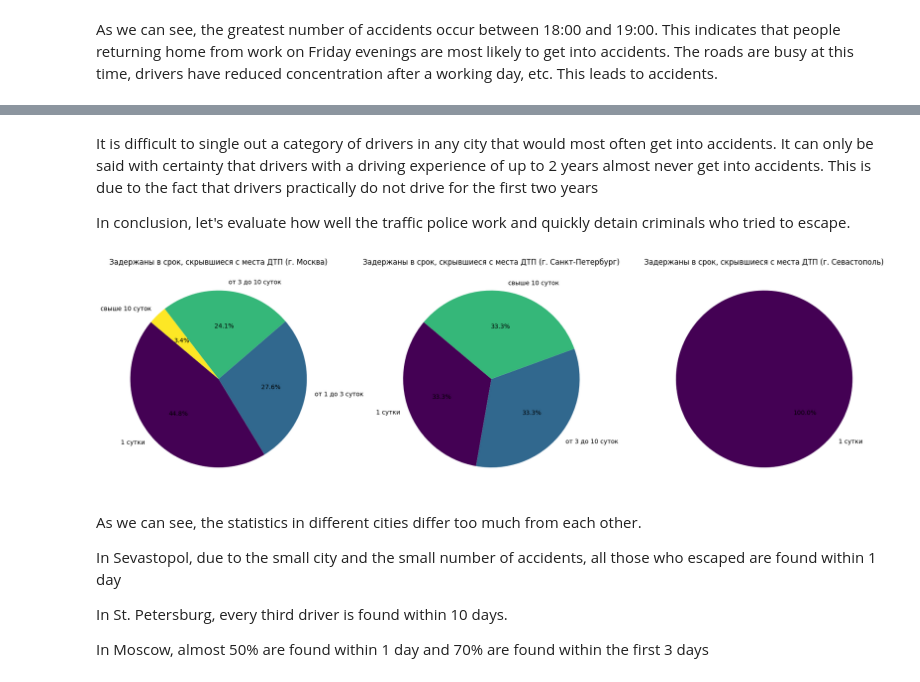
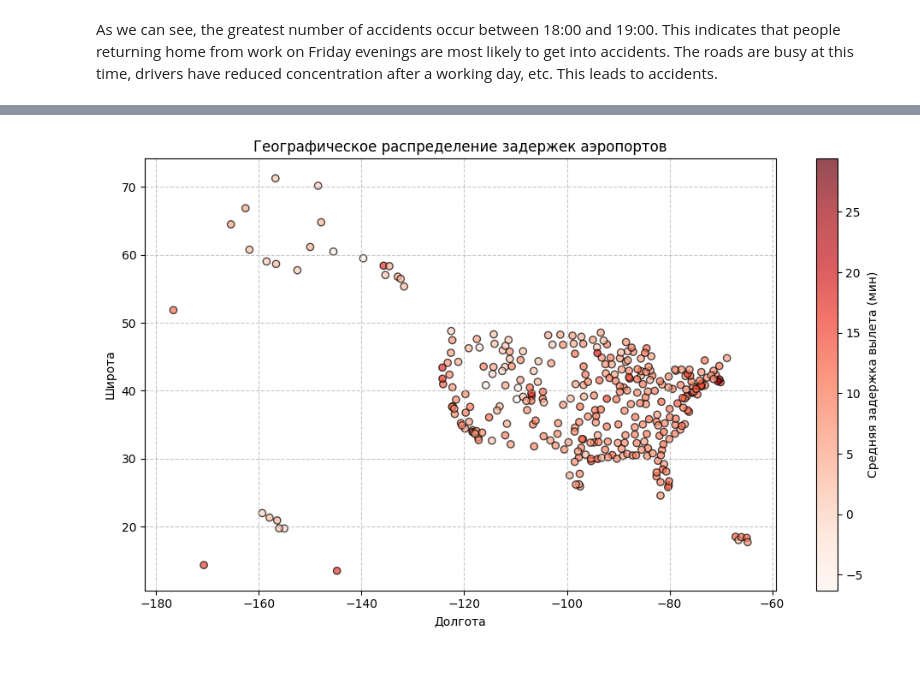
Before and after one commit to n1ks0N/DZ-GromiakovNV-StatPrak, a Jupyter notebook: 4_pandas.ipynb, the cells around one changed output, grey strips where cells are left out. Cells and saved outputs as stored; diff of their text form; code cells hidden in the pictures.

```diff
--- a/4_pandas.ipynb
+++ b/4_pandas.ipynb
@@ -151,29 +138,23 @@ plt.show()
-# %% [markdown]
-It is difficult to single out a category of drivers in any city that would most often get into accidents. It can only be said with certainty that drivers with a driving experience of up to 2 years almost never get into accidents. This is due to the fact that drivers practically do not drive for the first two years
-
-In conclusion, let's evaluate how well the traffic police work and quickly detain criminals who tried to escape.
-# %%
-xls = pd.ExcelFile("./assets/dtp7.xls")
-dfs = [pd.read_excel(xls, sheet_name=sheet, skiprows=8, nrows=4, usecols="B,D").dropna() for sheet in xls.sheet_names]
-
-fig, axes = plt.subplots(1, 3, figsize=(18, 6))
-for ax, df, city in zip(axes, dfs, cities):
-  categories = df.iloc[:,0].tolist()
-  colors = plt.cm.viridis(np.linspace(0, 1, len(categories)))
-  data = df.iloc[:, 1].astype(int).tolist()
-  filtered_values, filtered_labels = zip(*[(v, c) for v, c in zip(data, categories) if v > 0])
-  wedges = ax.pie(filtered_values, labels=filtered_labels, autopct='%1.1f%%', startangle=140, colors=colors)
-  ax.set_title(f"Задержаны в срок, скрывшиеся с места ДТП ({city})")
-
-plt.tight_layout()
-plt.show()
-# %% [output]
-[figure, removed]
-# %% [markdown]
-As we can see, the statistics in different cities differ too much from each other.
-
-In Sevastopol, due to the small city and the small number of accidents, all those who escaped are found within 1 day
-
-In St. Petersburg, every third driver is found within 10 days.
-
-In Moscow, almost 50% are found within 1 day and 70% are found within the first 3 days
+# %%
+df_airports = pd.read_csv(airports_file)
+airport_delays = df_flights.groupby("ORIGIN_AIRPORT")["DEPARTURE_DELAY"].mean().reset_index()
+
+df_airports = df_airports[["IATA_CODE", "LATITUDE", "LONGITUDE"]]
+df_airports.rename(columns={"IATA_CODE": "ORIGIN_AIRPORT"}, inplace=True)
+df_airport_delays = airport_delays.merge(df_airports, on="ORIGIN_AIRPORT", how="left")
+
+top_airports = df_airport_delays.nlargest(10, "DEPARTURE_DELAY")
+
+plt.figure(figsize=(10, 6))
+plt.scatter(df_airport_delays["LONGITUDE"], df_airport_delays["LATITUDE"], c=df_airport_delays["DEPARTURE_DELAY"], cmap="Reds", alpha=0.7, edgecolors="black")
+plt.colorbar(label="Средняя задержка вылета (мин)")
+
+plt.xlabel("Долгота")
+plt.ylabel("Широта")
+plt.title("Географическое распределение задержек аэропортов")
+plt.grid(True, linestyle="--", alpha=0.7)
+
+plt.tight_layout()
+plt.show()
+# %% [output]
+[figure, added]
```
Also changed, not shown: parts of 9 cells of this notebook.
